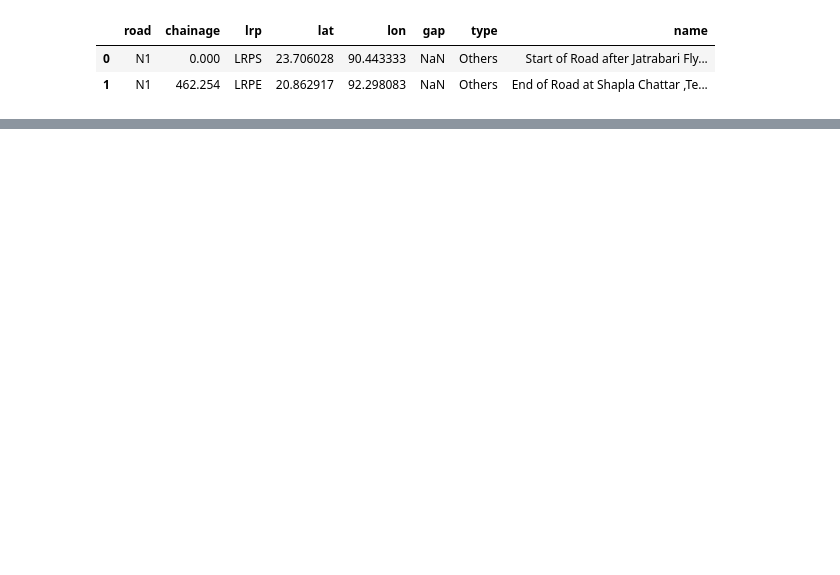
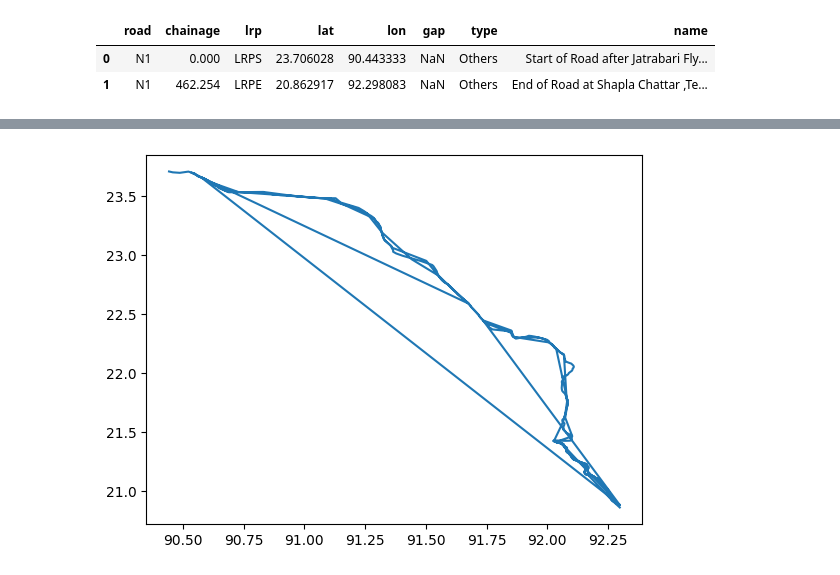
Before and after one commit to nielsvdd42/EPA133A-Advanced-Simulation-Group-1, a Jupyter notebook: EPA133a-G01-A2/model/data_cleaning2.ipynb, the cells around one changed output, grey strips where cells are left out. Saved outputs shown, nothing was run; the diff lists cells and outputs as text; code cells hidden in the pictures; blank space fills up the shorter version.

```diff
--- a/EPA133a-G01-A2/model/data_cleaning2.ipynb
+++ b/EPA133a-G01-A2/model/data_cleaning2.ipynb
@@ -55,0 +155,8 @@ bridges_BMMS.head(20)
+# %%
+df_unique['model_type'] = 'bridge'
+
+
+
+export_df = df_unique[['road', 'LRPName', 'model_type', 'name', 'lat', 'lon','length', 'condition']]
+export_df.rename(columns={'LRPName': 'id'}, inplace=True)
+export_df
@@ -55,0 +186,6 @@ bridges_BMMS.head(20)
+# %%
+df_proc['model_type'] = 'source'
+df_proc['length'] = 0
+df_proc['condition'] = None
+df_proc = df_proc[['road', 'lrp', 'model_type', 'name', 'lat', 'lon', 'length', 'condition']]
+df_proc.rename(columns={'lrp':'id'}, inplace=True)
@@ -55,0 +203,6 @@ bridges_BMMS.head(20)
+# %%
+final_df = pd.DataFrame(columns=['road','id','model_type','name','lat','lon','length', 'condition'])
+source = df_proc.iloc[[0]]
+sink = df_proc.iloc[[-1]]
+final_df = pd.concat([source, export_df, sink], ignore_index=True)
+final_df
@@ -55,0 +223,17 @@ bridges_BMMS.head(20)
+# %%
+final_df_with_links = pd.DataFrame(columns=['road','id','model_type','name','lat','lon','length', 'condition'])
+for j, row in final_df.iterrows():
+    if row['model_type'] == 'sink':
+        break
+    elif row['model_type'] == 'source':
+        final_df_with_links.loc[len(final_df_with_links)] = row
+    else:
+        lat_link = row['lat'] - (row['lat'] - final_df.iloc[j-1]['lat']) / 2
+        lon_link = row['lon'] - (row['lon'] - final_df.iloc[j-1]['lon']) / 2
+        length = 0
+        condition = None
+        link = pd.Series({'road': 'N1', 'id': 'LRPxxx', 'model_type': 'link', 'name': 'LRP', 'lat': lat_link, 'lon': lon_link, 'length': length, 'condition': condition})
+        final_df_with_links.loc[len(final_df_with_links)] = link
+        final_df_with_links.loc[len(final_df_with_links)] = row
+
+final_df_with_links.head(20)
@@ -56,3 +258,10 @@ bridges_BMMS.head(20)
+# %%
+import matplotlib.pyplot as plt
+
+plt.plot(final_df_with_links['lon'], final_df_with_links['lat'])
+plt.show()
+# %% [output]
+[figure, added]
 # %%
 #van de bridges moeten we de dubbelen eruit filteren
 #als (L) erin staat, extra kolom met gap BS, als er (R) staat, extra kolom met BS
```
Also changed, not shown: parts of 15 cells of this notebook.
